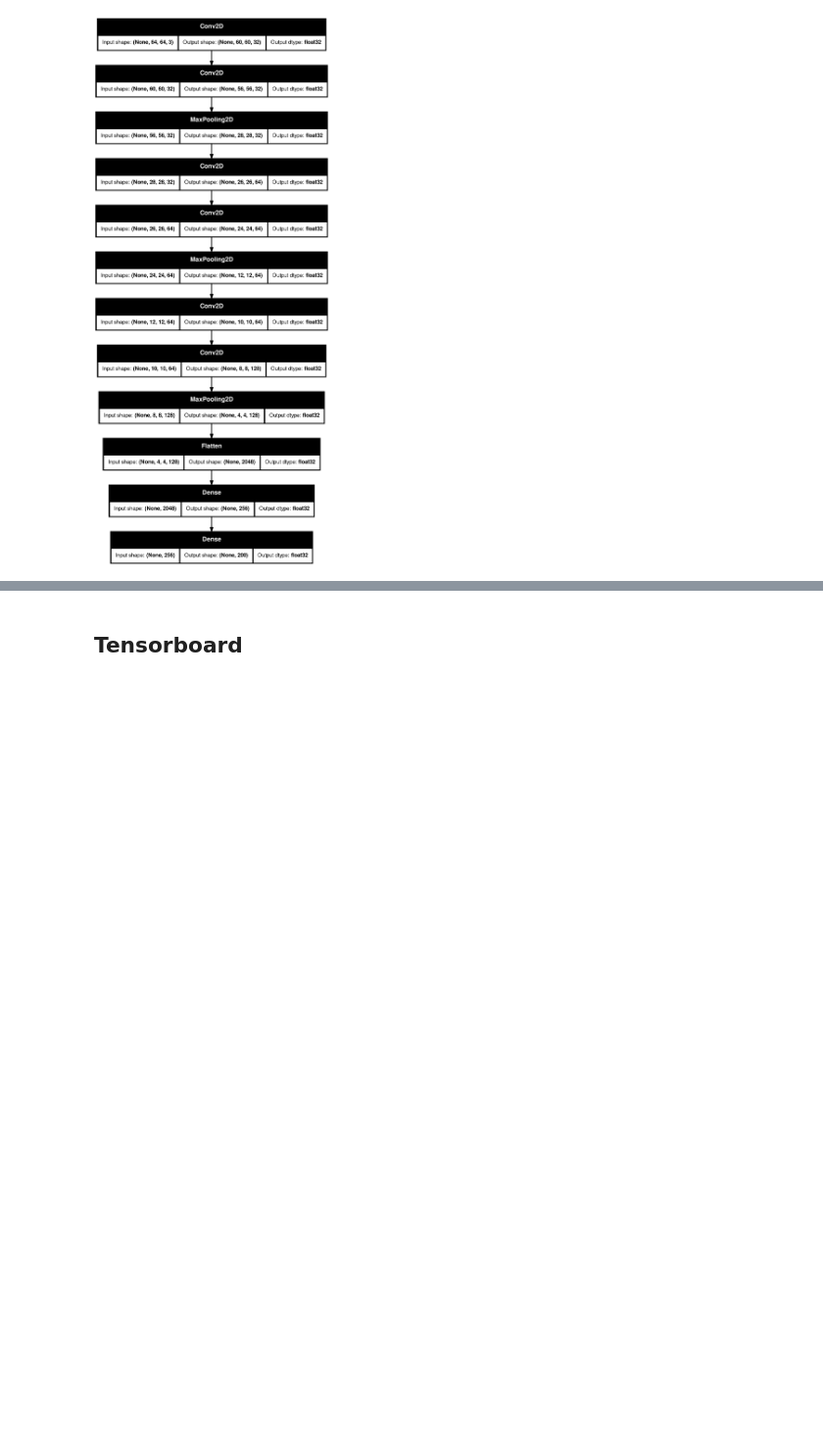
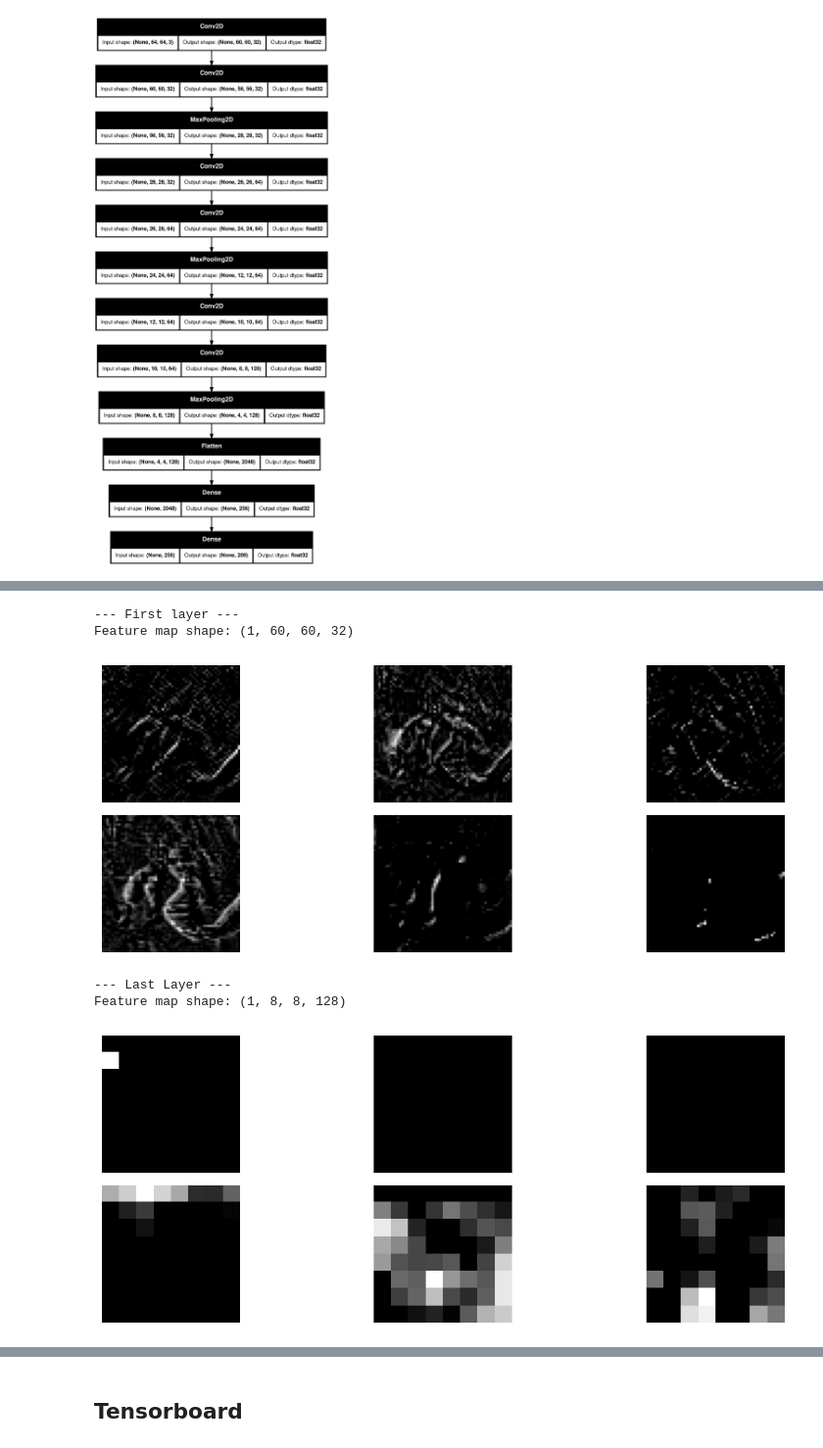
Before and after one commit to zachdixonISU/CPRE-487-Lab01, a Jupyter notebook: CprE_487_587_Lab1_Template.ipynb, the cells around one changed output, grey strips where cells are left out. Shown at 98% size. Drawn from its saved outputs; the diff is of its cells as text; code cells hidden in the pictures; blank space fills up the shorter version.

Commit message:
Added visualization of the early and later layers of convolution feature maps. Also added the export of fiilter and weights

```diff
--- a/CprE_487_587_Lab1_Template.ipynb
+++ b/CprE_487_587_Lab1_Template.ipynb
@@ -513,0 +514,53 @@ visualize_weights(late_layer)
+# %%
+# We can view the layer outputs as well. Here we consider them as images of the spatial location of features.
+# TODO: Visualize the 2 convolutional layers outputs (intermediate feature maps) (one at the beginning and one at the end)
+
+# TODO: Your Code Here
+
+
+# get the first and last layers
+conv_layers = [
+    layer for layer  in model.layers
+    if isinstance(layer, tf.keras.layers.Conv2D)
+]
+
+
+first_layer = conv_layers[0]
+last_layer = conv_layers[-1]
+
+
+active_model = tf.keras.Model(
+    inputs = model.inputs,
+    outputs = [first_layer.output, last_layer.output]
+)
+
+# grab a sample image
+for img_data in ds_val.take(1):
+    image = img_data["image"]
+    label = img_data["label"].numpy()
+
+
+input_tensor = tf.expand_dims(tf.cast(image, tf.float32) / 255.0, axis=0)
+
+first_feature, last_feature = active_model.predict(input_tensor, verbose = 0)
+
+def visualize_feature_maps(features, layer_name, num_maps=6):
+
+    features = features[0]
+    plt.figure(figsize=(12,4))
+    for i in range(min(num_maps, features.shape[-1])):
+        plt.subplot(2,3, i + 1)
+        plt.imshow(features[: , :, i], cmap= "gray")
+        plt.axis("off")
+    plt.tight_layout()
+    plt.show()
+
+print("--- First layer ---")
+print(f'Feature map shape: {first_feature.shape}')
+visualize_feature_maps(first_feature, first_layer.name)
+
+
+print("--- Last Layer --- ")
+print(f'Feature map shape: {last_feature.shape}')
+visualize_feature_maps(last_feature, last_layer.name)
+# %% [output]
@@ -514,3 +568,9 @@ visualize_weights(late_layer)
+--- First layer ---
+Feature map shape: (1, 60, 60, 32)
+[figure, added]
+--- Last Layer ---
+Feature map shape: (1, 8, 8, 128)
+[figure, added]
 # %%
 # TODO: Export the filters/weights se we can use them later
 # Make a directory for our image data
```
Also changed, not shown: parts of 13 cells of this notebook.
